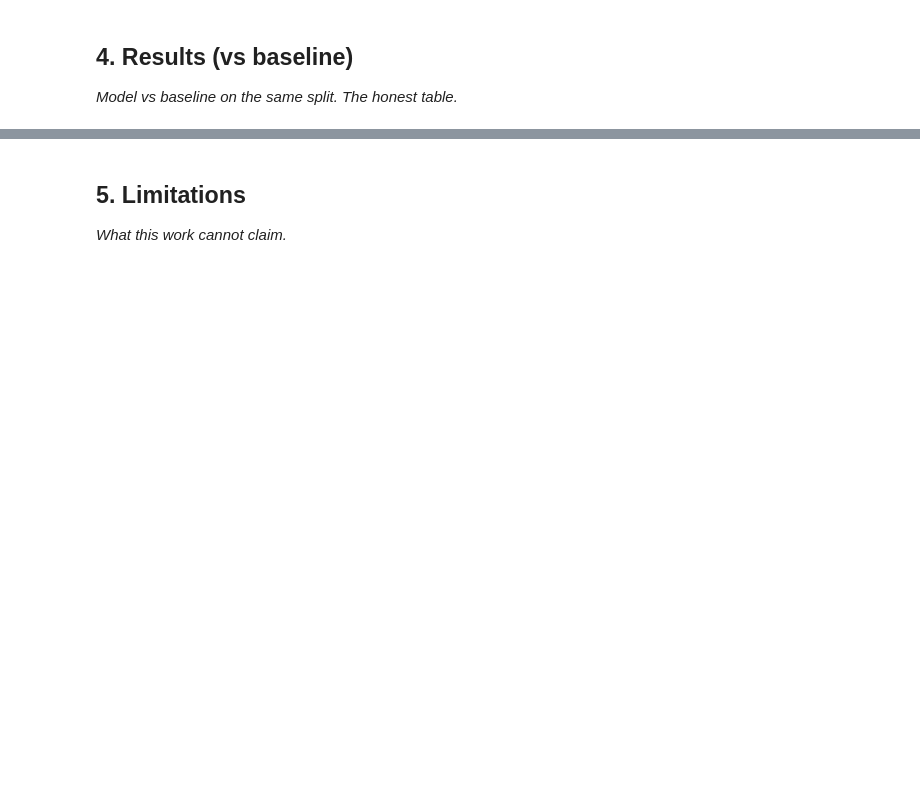
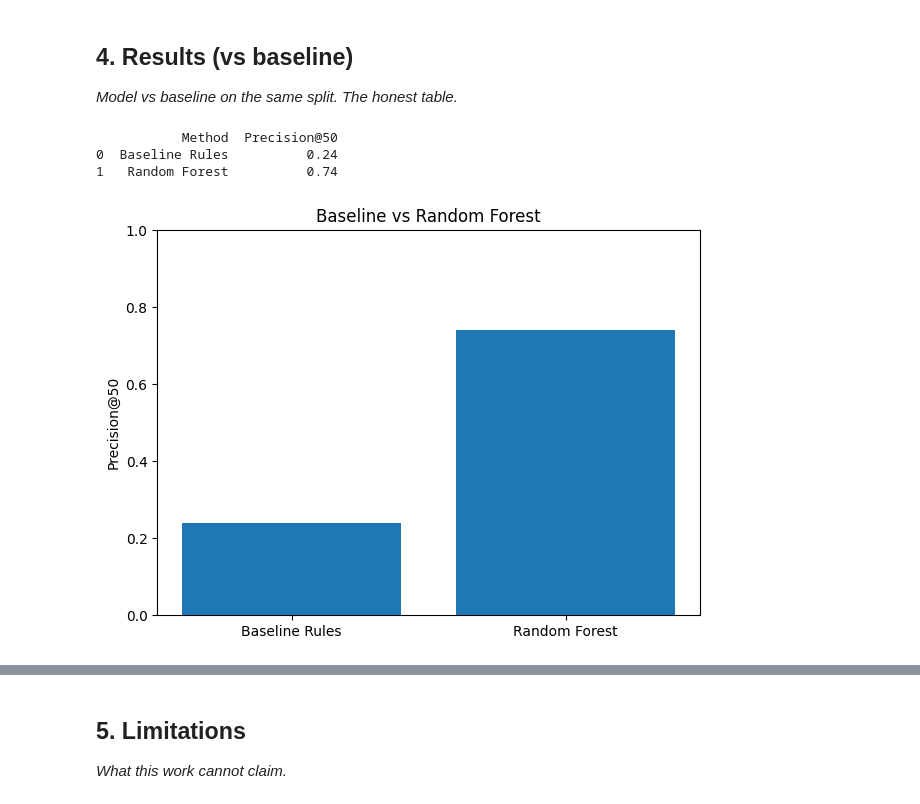
Before and after one commit to MA-1305/Project_Mahin-1305, a Jupyter notebook: work/notebooks/capstone.ipynb, the cells around one changed output, grey strips where cells are left out. Saved outputs shown, nothing was run; the diff lists cells and outputs as text; code cells hidden in the pictures; blank space fills up the shorter version.

```diff
--- a/work/notebooks/capstone.ipynb
+++ b/work/notebooks/capstone.ipynb
@@ -22,3 +74,25 @@ This skeleton is yours to fill. Work the sections **in order** — each one has
 ## 4. Results (vs baseline)
 
 *Model vs baseline on the same split. The honest table.*
+# %%
+import pandas as pd
+import matplotlib.pyplot as plt
+
+results = pd.DataFrame({
+    "Method": ["Baseline Rules", "Random Forest"],
+    "Precision@50": [0.240, 0.740]
+})
+
+print(results)
+
+plt.figure(figsize=(7, 5))
+plt.bar(results["Method"], results["Precision@50"])
+plt.ylabel("Precision@50")
+plt.title("Baseline vs Random Forest")
+plt.ylim(0, 1)
+plt.show()
+# %% [output]
+           Method  Precision@50
+0  Baseline Rules          0.24
+1   Random Forest          0.74
+[figure, added]
```
Also changed, not shown: parts of 8 cells of this notebook.
